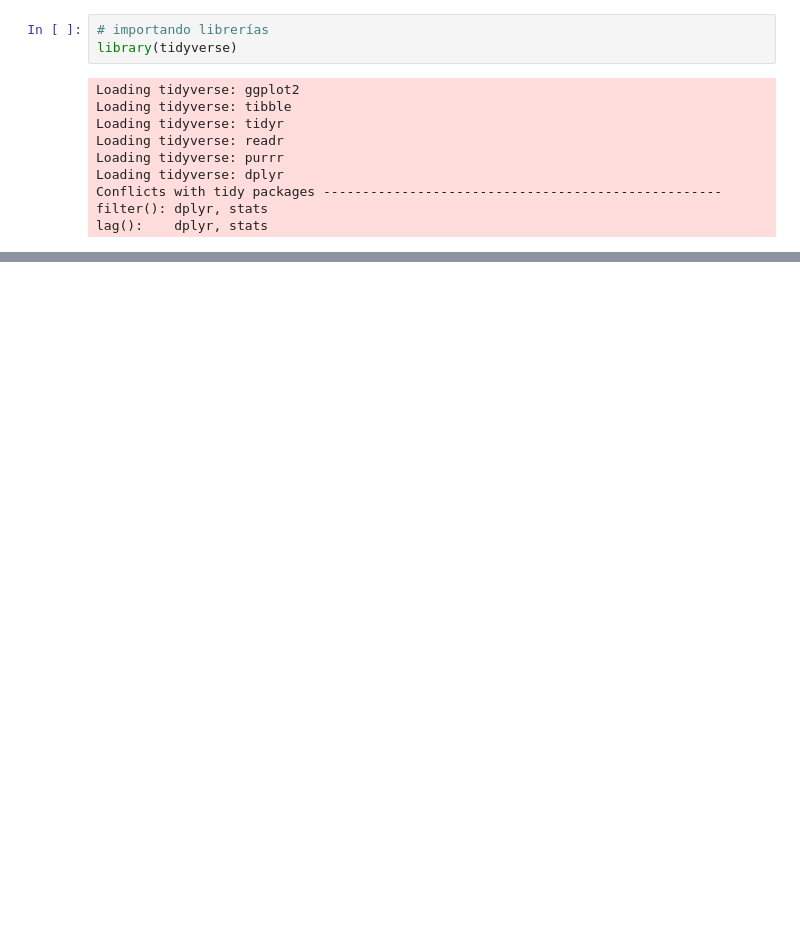
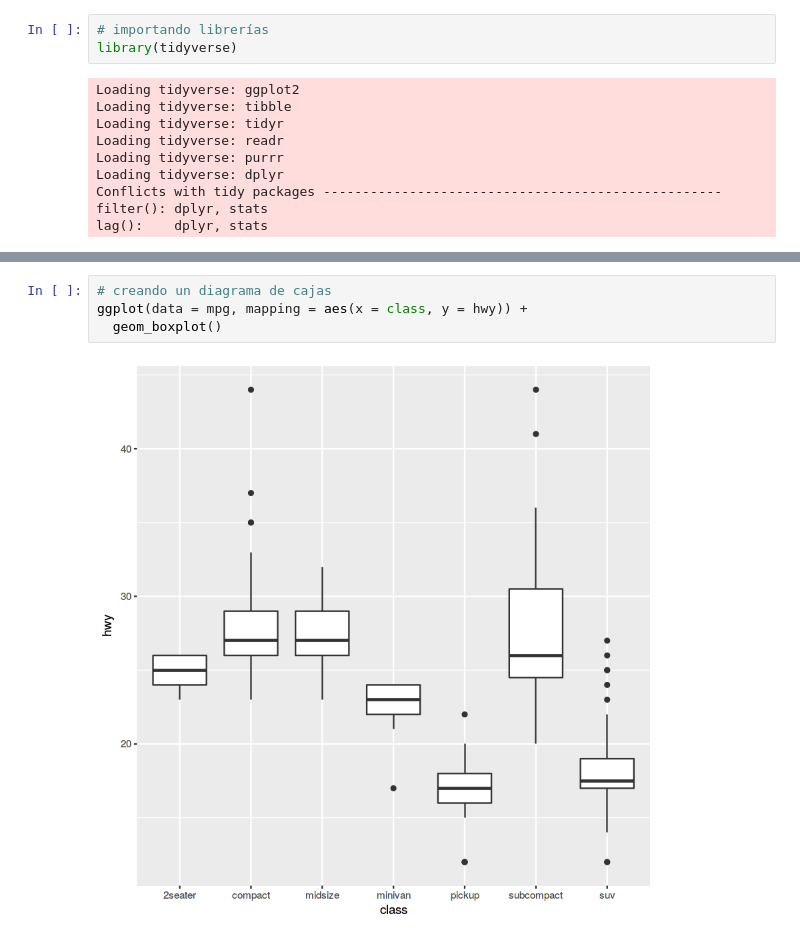
Before and after one commit to IAARhub/iaar_template, a Jupyter notebook: content/notebooks/IntroR.ipynb, the cells around one changed output, grey strips where cells are left out. Drawn from its saved outputs; the diff is of its cells as text; blank space fills up the shorter version.

```diff
--- a/content/notebooks/IntroR.ipynb
+++ b/content/notebooks/IntroR.ipynb
@@ -336,0 +293,6 @@ p + geom_violin(scale = "width")
+# %%
+# creando un diagrama de cajas
+ggplot(data = mpg, mapping = aes(x = class, y = hwy)) +
+  geom_boxplot()
+# %% [output]
+[figure, added]
```
Also changed, not shown: parts of 35 cells of this notebook, 1 other file.
